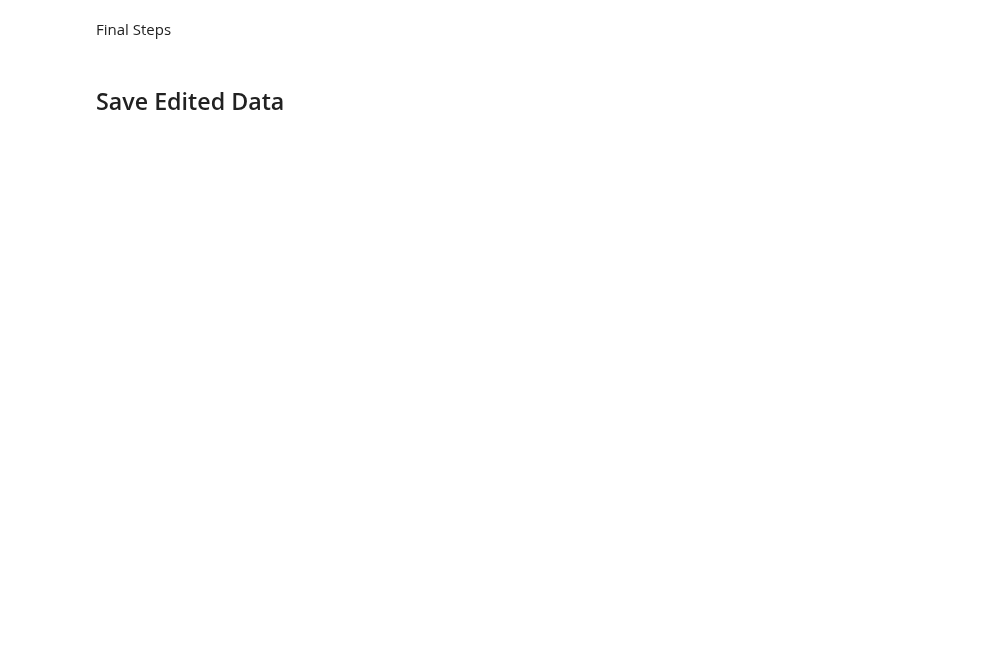
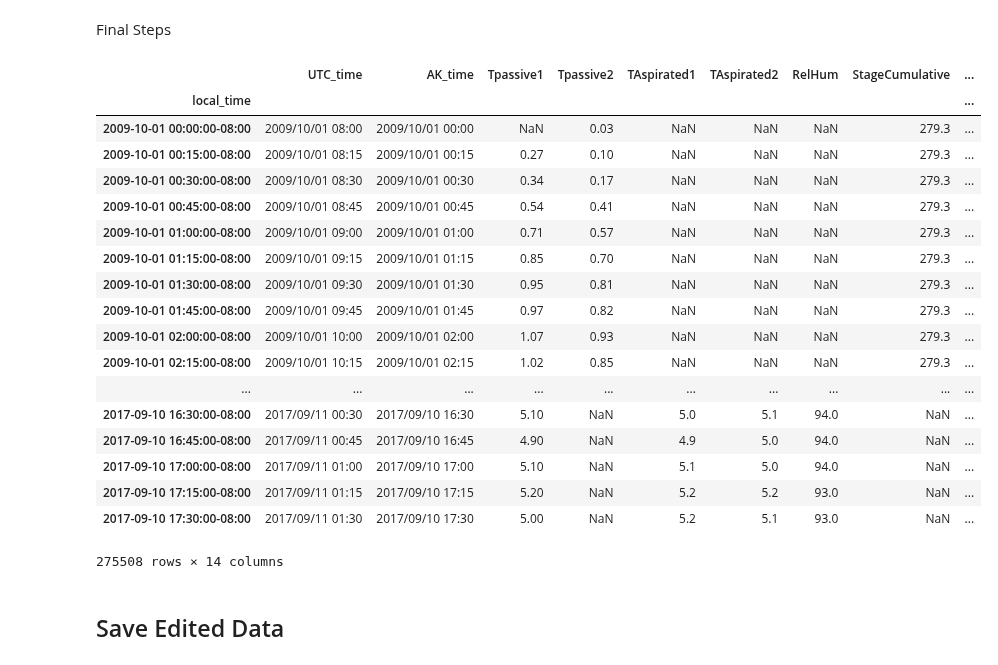
Before and after one commit to ehbaker/WXmunge, a Jupyter notebook: LVL1_Hampel_Only.ipynb, the cells around one changed output. Drawn from its saved outputs; the diff is of its cells as text; code cells hidden in the pictures; blank space fills up the shorter version.

```diff
--- a/LVL1_Hampel_Only.ipynb
+++ b/LVL1_Hampel_Only.ipynb
@@ -19,7 +19,8 @@ import matplotlib.pyplot as plt
 import LVL1
 # %%
 #Do you want to display plots (slow for large datasets)
-show_plots=True #True= show plots
+show_plots=False #True= show plots
+frac=0.3 #fraction of data to show in plots (0.3 = 30%)
 # %% [markdown]
 ** Define Location-Specific Baseline Settings **
 # %%
@@ -164,5 +159,6 @@ LVL1.plot_comparrison(df_old=dat_original.sample(frac=0.2), df_new=dat.sample(fr
 ** Plot original precipitation data**
 # %%
 #Precip
-dat_original=dat_original[precip_columns] #subset to only precip columns
-dat_original.sample(frac=0.4).plot()
+if show_plots:
+    dat_original=dat_original[precip_columns] #subset to only precip columns
+    dat_original.sample(frac=0.4).plot()
@@ -302,6 +284,28 @@ for precip_col in precip_columns:
         dat.loc[:TPG_born, precip_col]=np.nan
     if 'stage' in precip_col.lower():
         dat.loc[Stage_dies:, precip_col]=np.nan
+# %%
+dat
+# %% [output]
+|  | UTC_time | AK_time | Tpassive1 | Tpassive2 | TAspirated1 | TAspirated2 | RelHum | StageCumulative | ... |
+| local_time |  |  |  |  |  |  |  |  | ... |
+| 2009-10-01 00:00:00-08:00 | 2009/10/01 08:00 | 2009/10/01 00:00 | NaN | 0.03 | NaN | NaN | NaN | 279.3 | ... |
+| 2009-10-01 00:15:00-08:00 | 2009/10/01 08:15 | 2009/10/01 00:15 | 0.27 | 0.10 | NaN | NaN | NaN | 279.3 | ... |
+| 2009-10-01 00:30:00-08:00 | 2009/10/01 08:30 | 2009/10/01 00:30 | 0.34 | 0.17 | NaN | NaN | NaN | 279.3 | ... |
+| 2009-10-01 00:45:00-08:00 | 2009/10/01 08:45 | 2009/10/01 00:45 | 0.54 | 0.41 | NaN | NaN | NaN | 279.3 | ... |
+| 2009-10-01 01:00:00-08:00 | 2009/10/01 09:00 | 2009/10/01 01:00 | 0.71 | 0.57 | NaN | NaN | NaN | 279.3 | ... |
+| 2009-10-01 01:15:00-08:00 | 2009/10/01 09:15 | 2009/10/01 01:15 | 0.85 | 0.70 | NaN | NaN | NaN | 279.3 | ... |
+| 2009-10-01 01:30:00-08:00 | 2009/10/01 09:30 | 2009/10/01 01:30 | 0.95 | 0.81 | NaN | NaN | NaN | 279.3 | ... |
+| 2009-10-01 01:45:00-08:00 | 2009/10/01 09:45 | 2009/10/01 01:45 | 0.97 | 0.82 | NaN | NaN | NaN | 279.3 | ... |
+| 2009-10-01 02:00:00-08:00 | 2009/10/01 10:00 | 2009/10/01 02:00 | 1.07 | 0.93 | NaN | NaN | NaN | 279.3 | ... |
+| 2009-10-01 02:15:00-08:00 | 2009/10/01 10:15 | 2009/10/01 02:15 | 1.02 | 0.85 | NaN | NaN | NaN | 279.3 | ... |
+| ... | ... | ... | ... | ... | ... | ... | ... | ... | ... |
+| 2017-09-10 16:30:00-08:00 | 2017/09/11 00:30 | 2017/09/10 16:30 | 5.10 | NaN | 5.0 | 5.1 | 94.0 | NaN | ... |
+| 2017-09-10 16:45:00-08:00 | 2017/09/11 00:45 | 2017/09/10 16:45 | 4.90 | NaN | 4.9 | 5.0 | 94.0 | NaN | ... |
+| 2017-09-10 17:00:00-08:00 | 2017/09/11 01:00 | 2017/09/10 17:00 | 5.10 | NaN | 5.1 | 5.0 | 94.0 | NaN | ... |
+| 2017-09-10 17:15:00-08:00 | 2017/09/11 01:15 | 2017/09/10 17:15 | 5.20 | NaN | 5.2 | 5.2 | 93.0 | NaN | ... |
+| 2017-09-10 17:30:00-08:00 | 2017/09/11 01:30 | 2017/09/10 17:30 | 5.00 | NaN | 5.2 | 5.1 | 93.0 | NaN | ... |
+275508 rows × 14 columns
 # %% [markdown]
 ## Save Edited Data
 # %%
```
Also changed, not shown: parts of 19 cells of this notebook.
